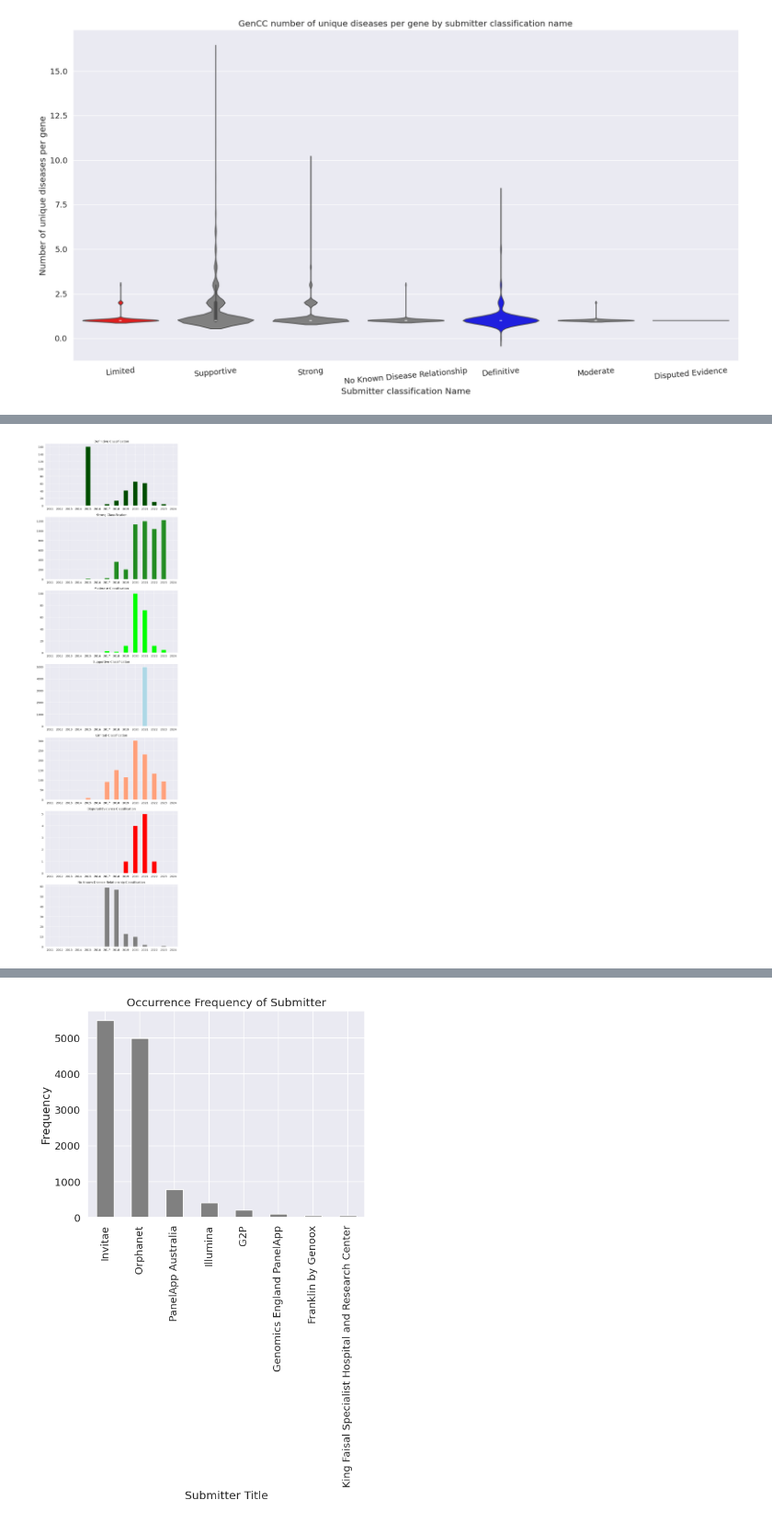
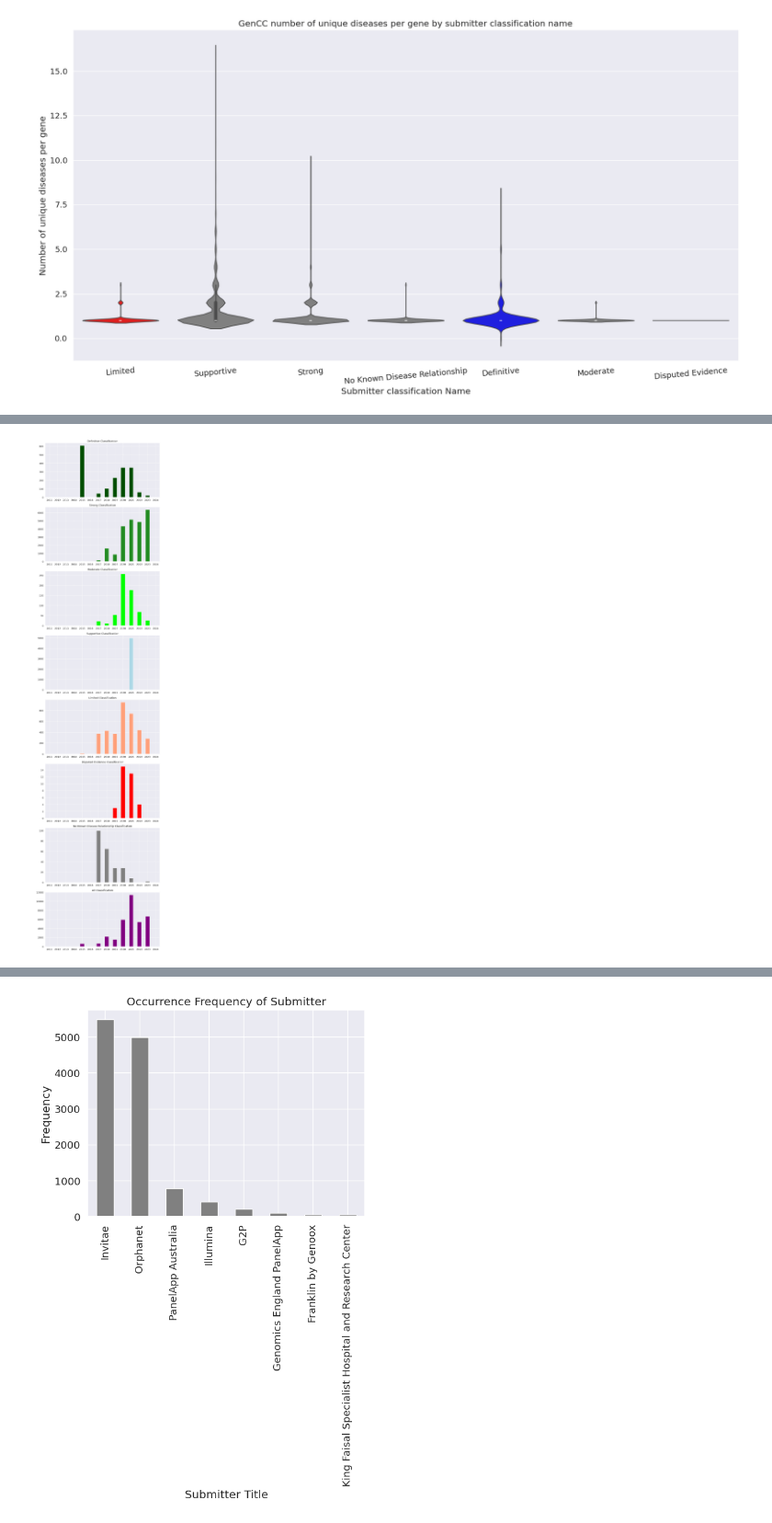
Before and after one commit to microsoft/healthfutures-evagg, a Jupyter notebook: sandbox/ash/gencc_truth_set.ipynb, the cells around one changed output, grey strips where cells are left out. Shown at 92% size. Cells and saved outputs as stored; diff of their text form; code cells hidden in the pictures.

Commit message:
updating publication date assessment and all subsequent plots

```diff
--- a/sandbox/ash/gencc_truth_set.ipynb
+++ b/sandbox/ash/gencc_truth_set.ipynb
@@ -32,0 +31,11 @@ gencc_s['submitted_as_classification_name'] = gencc_s['submitted_as_classificati
+# %%
+# Split the 'submitted_as_pmids' column on ','
+gencc_s['submitted_as_pmids'] = gencc_s['submitted_as_pmids'].str.split(',')
+
+# Use explode to have each number appear on a separate row
+gencc_s = gencc_s.explode('submitted_as_pmids').reset_index(drop=True)
+
+# Print the DataFrame
+print(gencc_s.shape)
+
+gencc_s.head()
@@ -81,36 +123,41 @@ grouped_df[grouped_df['submitted_as_classification_name'] == 'Disputed Evidence'
 # Convert 'submitted_as_date' to datetime and extract the year
 gencc_s['submitted_as_date'] = pd.to_datetime(gencc_s['submitted_as_date'])
 gencc_s['year'] = gencc_s['submitted_as_date'].dt.year
 
 # Create a range of years from 2011 to 2024
 years = pd.RangeIndex(2011, 2025)
 
 # Remove rows with 'NaN' in 'submitted_as_classification_name' column
 gencc_s = gencc_s.dropna(subset=['submitted_as_classification_name'])
 
 # Create a color dictionary
 color_dict = {
     'Definitive': (0, 0.3, 0),
     'Strong': 'forestgreen',
     'Moderate': (0, 1, 0),
     'Supportive': 'lightblue',
     'Limited': 'lightsalmon',
     'Disputed Evidence': 'red',
     'No Known Disease Relationship': 'grey'
 }
 
-# Create a figure with a subplot for each classification in color_dict
-fig, axs = plt.subplots(len(color_dict), 1, figsize=(10, 5*len(color_dict)))
+# Create a figure with a subplot for each classification in color_dict plus one for all classifications
+fig, axs = plt.subplots(len(color_dict) + 1, 1, figsize=(10, 5*(len(color_dict)+1)))
 
 # Plot a bar plot of the year for each classification in color_dict
-for i, classification in enumerate(color_dict.keys()):
-    classification_df = gencc_s[gencc_s['submitted_as_classification_name'] == classification]
-    color = color_dict.get(classification, 'grey')  # Use color from dictionary if it exists, else use 'grey'
+for i, classification in enumerate(list(color_dict.keys()) + ['All']):
+    if classification == 'All':
+        classification_df = gencc_s
+        color = 'purple'  # Choose a color for the 'All' category
+    else:
+        classification_df = gencc_s[gencc_s['submitted_as_classification_name'] == classification]
+        color = color_dict.get(classification, 'grey')  # Use color from dictionary if it exists, else use 'grey'
+
     classification_df['year'].value_counts().reindex(years, fill_value=0).sort_index().plot.bar(ax=axs[i], color=color)
     axs[i].set_title(f'{classification} Classification')
     axs[i].set_xticklabels(years, rotation=0)  # Set x-axis tick rotation
 
 plt.tight_layout()
 plt.show()
 # %% [output]
-[figure, old version]
+[figure, new version]
```
Also changed, not shown: parts of 12 cells of this notebook.
